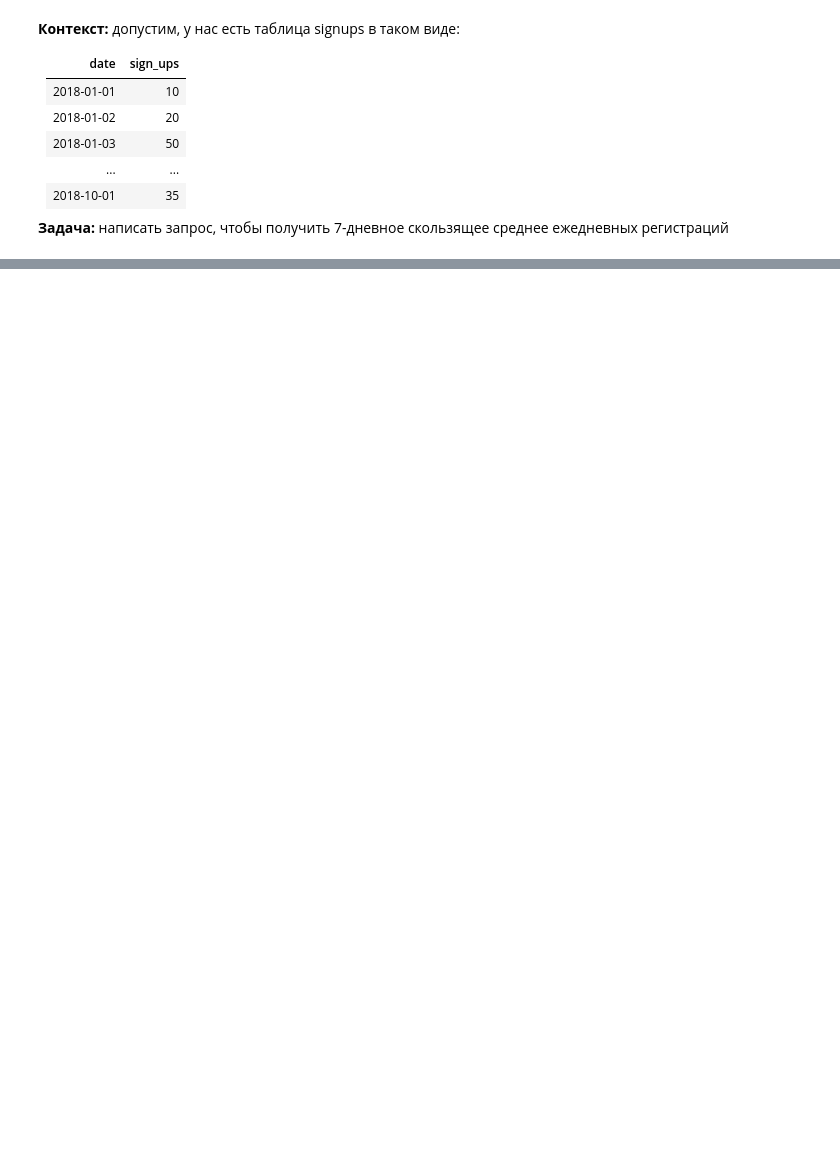
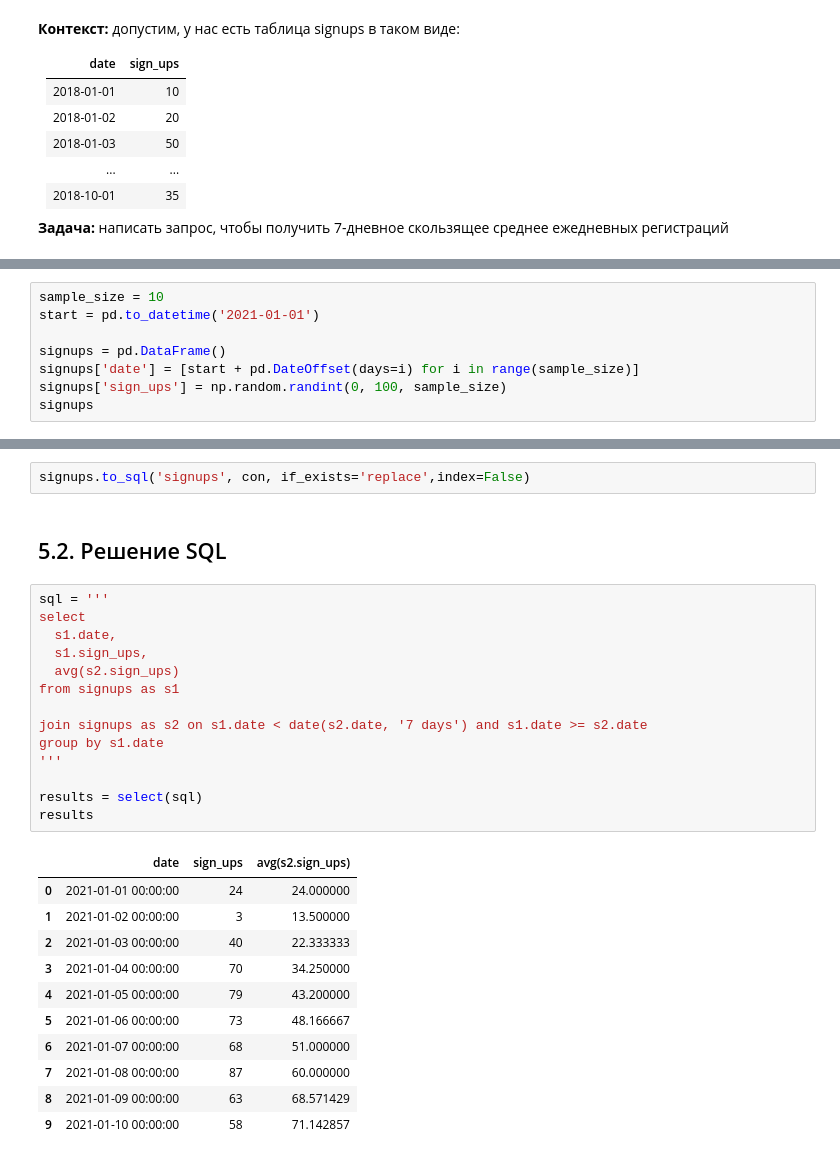
Before and after one commit to bebyakinb/test_assignments-Analyst-, a Jupyter notebook: habr/SQL_Hardest_Interview_Tasks.ipynb, the cells around one changed output, grey strips where cells are left out. Saved outputs shown, nothing was run; the diff lists cells and outputs as text; blank space fills up the shorter version.

```diff
--- a/habr/SQL_Hardest_Interview_Tasks.ipynb
+++ b/habr/SQL_Hardest_Interview_Tasks.ipynb
@@ -475,0 +482,8 @@ transactions_extended[['date','cumulative_cf']]
+# %%
+sample_size = 10
+start = pd.to_datetime('2021-01-01')
+
+signups = pd.DataFrame()
+signups['date'] = [start + pd.DateOffset(days=i) for i in range(sample_size)]
+signups['sign_ups'] = np.random.randint(0, 100, sample_size)
+signups
@@ -475,0 +502,30 @@ transactions_extended[['date','cumulative_cf']]
+# %%
+signups.to_sql('signups', con, if_exists='replace',index=False)
+# %% [markdown]
+## 5.2. Решение SQL
+# %%
+sql = '''
+select
+  s1.date,
+  s1.sign_ups,
+  avg(s2.sign_ups)
+from signups as s1
+
+join signups as s2 on s1.date < date(s2.date, '7 days') and s1.date >= s2.date
+group by s1.date
+'''
+
+results = select(sql)
+results
+# %% [output]
+|  | date | sign_ups | avg(s2.sign_ups) |
+| 0 | 2021-01-01 00:00:00 | 24 | 24.000000 |
+| 1 | 2021-01-02 00:00:00 | 3 | 13.500000 |
+| 2 | 2021-01-03 00:00:00 | 40 | 22.333333 |
+| 3 | 2021-01-04 00:00:00 | 70 | 34.250000 |
+| 4 | 2021-01-05 00:00:00 | 79 | 43.200000 |
+| 5 | 2021-01-06 00:00:00 | 73 | 48.166667 |
+| 6 | 2021-01-07 00:00:00 | 68 | 51.000000 |
+| 7 | 2021-01-08 00:00:00 | 87 | 60.000000 |
+| 8 | 2021-01-09 00:00:00 | 63 | 68.571429 |
+| 9 | 2021-01-10 00:00:00 | 58 | 71.142857 |
```
Also changed, not shown: parts of 17 cells of this notebook.
